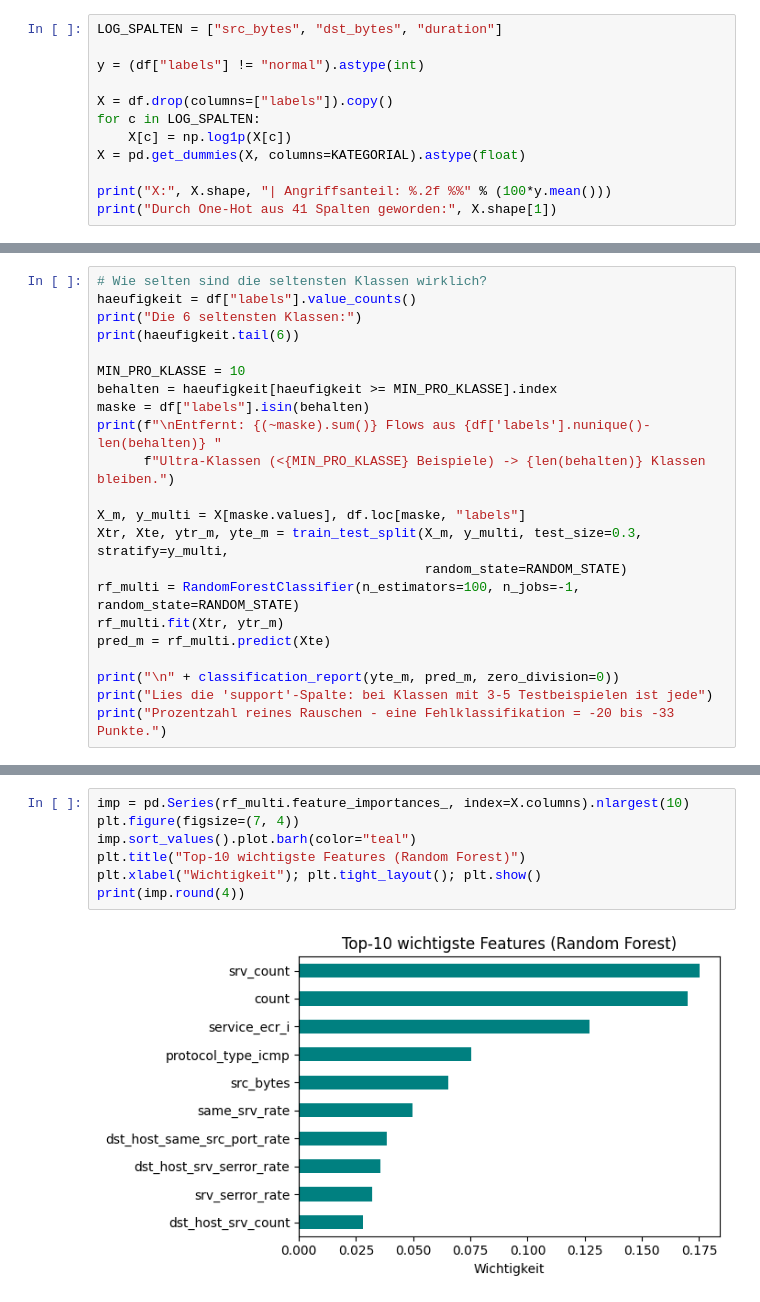
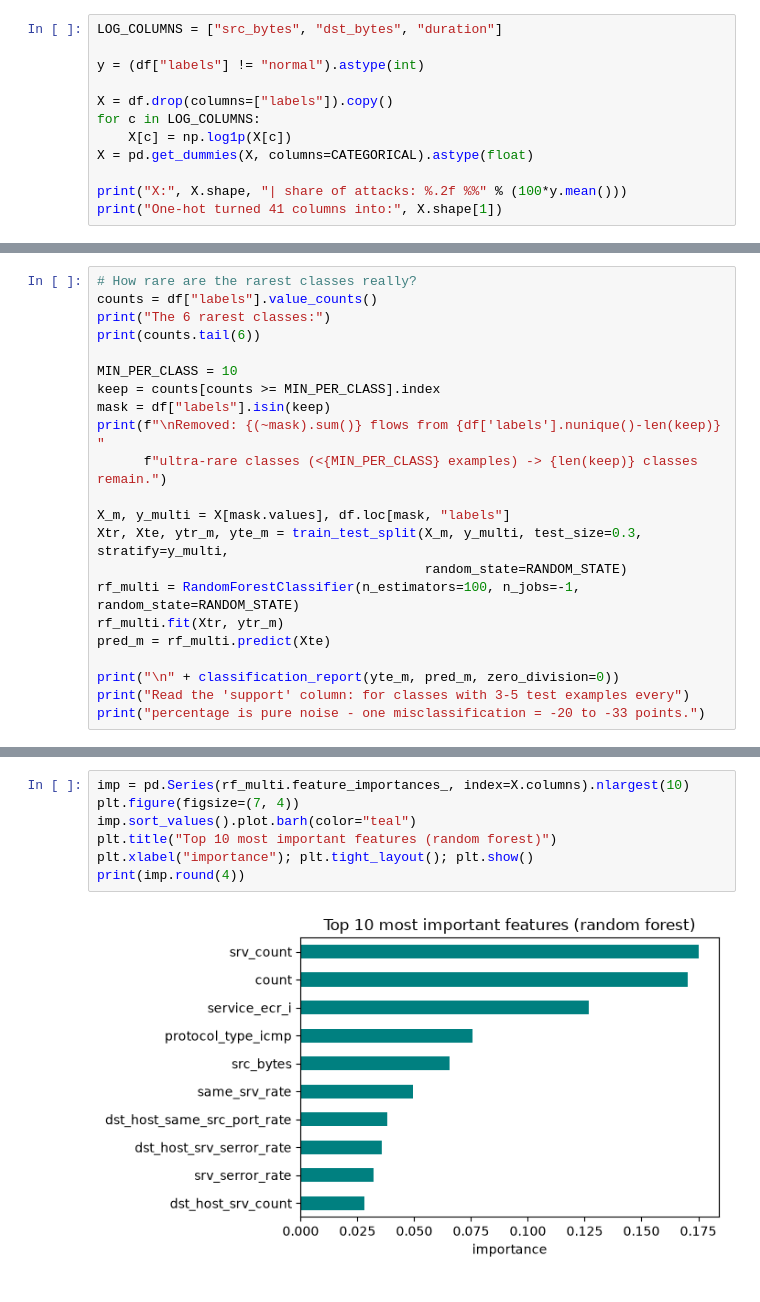
Before and after one commit to TimonLudwig1/Practice-Lab, a Jupyter notebook: xtAI_Learn-Repository/modules/15-ml-for-networks-1/projects/01-basic/solution/flow_classification_solution.ipynb, the cells around one changed output, grey strips where cells are left out. Drawn from its saved outputs; the diff is of its cells as text.

```diff
--- a/xtAI_Learn-Repository/modules/15-ml-for-networks-1/projects/01-basic/solution/flow_classification_solution.ipynb
+++ b/xtAI_Learn-Repository/modules/15-ml-for-networks-1/projects/01-basic/solution/flow_classification_solution.ipynb
@@ -164,13 +166,13 @@ Median: 232.0 | Mittelwert: 1153.1
 # %%
-LOG_SPALTEN = ["src_bytes", "dst_bytes", "duration"]
+LOG_COLUMNS = ["src_bytes", "dst_bytes", "duration"]
 
 y = (df["labels"] != "normal").astype(int)
 
 X = df.drop(columns=["labels"]).copy()
-for c in LOG_SPALTEN:
+for c in LOG_COLUMNS:
     X[c] = np.log1p(X[c])
-X = pd.get_dummies(X, columns=KATEGORIAL).astype(float)
+X = pd.get_dummies(X, columns=CATEGORICAL).astype(float)
 
-print("X:", X.shape, "| Angriffsanteil: %.2f %%" % (100*y.mean()))
-print("Durch One-Hot aus 41 Spalten geworden:", X.shape[1])
+print("X:", X.shape, "| share of attacks: %.2f %%" % (100*y.mean()))
+print("One-hot turned 41 columns into:", X.shape[1])
 # %% [output]
@@ -278,16 +280,16 @@ Schwanz extrem seltener Klassen. Man hat drei Optionen:
 # %%
-# Wie selten sind die seltensten Klassen wirklich?
-haeufigkeit = df["labels"].value_counts()
-print("Die 6 seltensten Klassen:")
-print(haeufigkeit.tail(6))
+# How rare are the rarest classes really?
+counts = df["labels"].value_counts()
+print("The 6 rarest classes:")
+print(counts.tail(6))
 
-MIN_PRO_KLASSE = 10
-behalten = haeufigkeit[haeufigkeit >= MIN_PRO_KLASSE].index
-maske = df["labels"].isin(behalten)
-print(f"\nEntfernt: {(~maske).sum()} Flows aus {df['labels'].nunique()-len(behalten)} "
-      f"Ultra-Klassen (<{MIN_PRO_KLASSE} Beispiele) -> {len(behalten)} Klassen bleiben.")
+MIN_PER_CLASS = 10
+keep = counts[counts >= MIN_PER_CLASS].index
+mask = df["labels"].isin(keep)
+print(f"\nRemoved: {(~mask).sum()} flows from {df['labels'].nunique()-len(keep)} "
+      f"ultra-rare classes (<{MIN_PER_CLASS} examples) -> {len(keep)} classes remain.")
 
-X_m, y_multi = X[maske.values], df.loc[maske, "labels"]
+X_m, y_multi = X[mask.values], df.loc[mask, "labels"]
 Xtr, Xte, ytr_m, yte_m = train_test_split(X_m, y_multi, test_size=0.3, stratify=y_multi,
                                           random_state=RANDOM_STATE)
 rf_multi = RandomForestClassifier(n_estimators=100, n_jobs=-1, random_state=RANDOM_STATE)
@@ -295,6 +297,6 @@ rf_multi.fit(Xtr, ytr_m)
 pred_m = rf_multi.predict(Xte)
 
 print("\n" + classification_report(yte_m, pred_m, zero_division=0))
-print("Lies die 'support'-Spalte: bei Klassen mit 3-5 Testbeispielen ist jede")
-print("Prozentzahl reines Rauschen - eine Fehlklassifikation = -20 bis -33 Punkte.")
+print("Read the 'support' column: for classes with 3-5 test examples every")
+print("percentage is pure noise - one misclassification = -20 to -33 points.")
 # %% [output]
@@ -322,12 +324,12 @@ Der Random Forest liefert `feature_importances_`. Schau dir die Top-10 an.
 # %%
 imp = pd.Series(rf_multi.feature_importances_, index=X.columns).nlargest(10)
 plt.figure(figsize=(7, 4))
 imp.sort_values().plot.barh(color="teal")
-plt.title("Top-10 wichtigste Features (Random Forest)")
-plt.xlabel("Wichtigkeit"); plt.tight_layout(); plt.show()
+plt.title("Top 10 most important features (random forest)")
+plt.xlabel("importance"); plt.tight_layout(); plt.show()
 print(imp.round(4))
 # %% [output]
-[figure, old version]
+[figure, new version]
 srv_count                      0.1753
 count                          0.1702
 service_ecr_i                  0.1269
```
Also changed, not shown: parts of 28 cells of this notebook, 2 other files.
